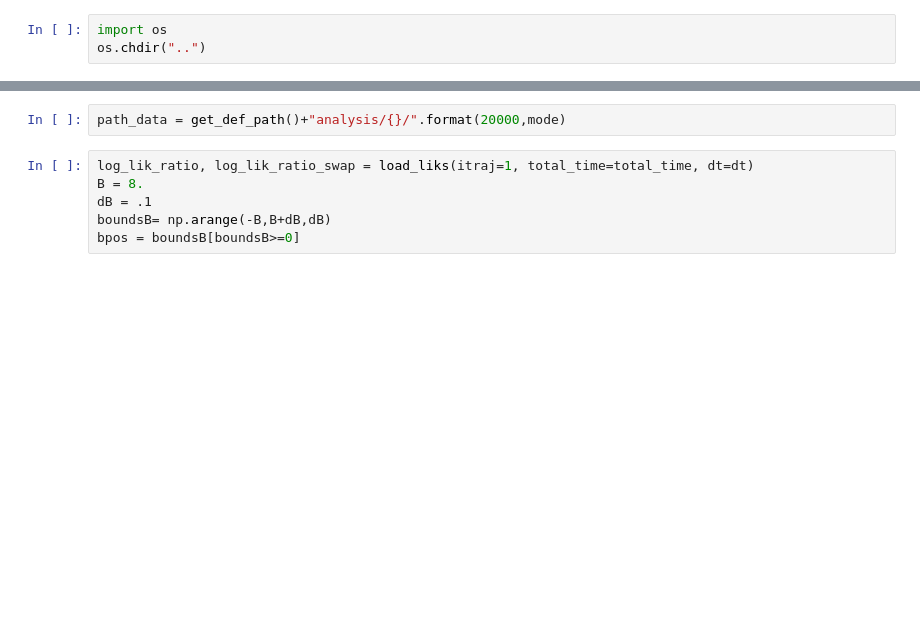
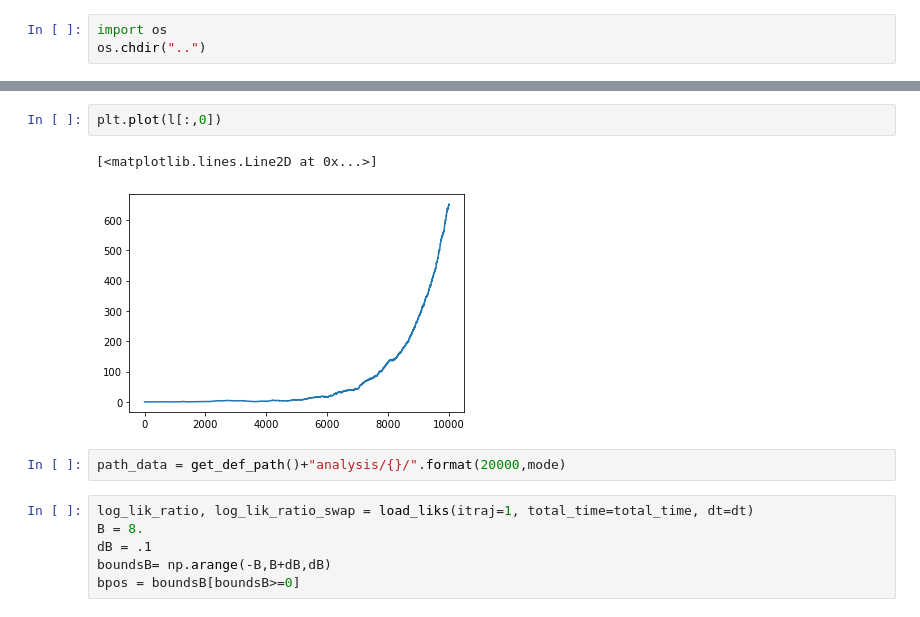
Before and after one commit to matibilkis/cdisc, a Jupyter notebook: analysis/load_plot.ipynb, the cells around one changed output, grey strips where cells are left out. Cells and saved outputs as stored; diff of their text form; blank space fills up the shorter version.

```diff
--- a/analysis/load_plot.ipynb
+++ b/analysis/load_plot.ipynb
@@ -37,3 +35,8 @@ timind, indis, indis_range = get_timind_indis(total_time, dt, rrange=True)
+# %%
+plt.plot(l[:,0])
+# %% [output]
+[<matplotlib.lines.Line2D at 0x...>]
+[figure, added]
 # %%
 path_data = get_def_path()+"analysis/{}/".format(20000,mode)
 # %%
```
Also changed, not shown: parts of 3 cells of this notebook, 27 other files.
